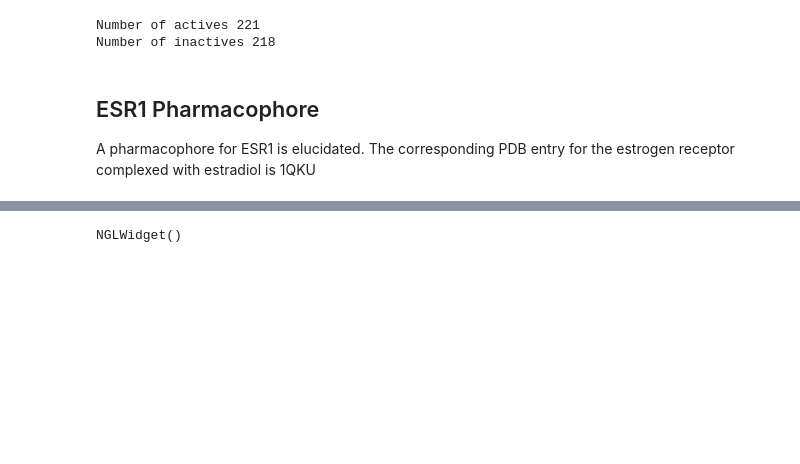
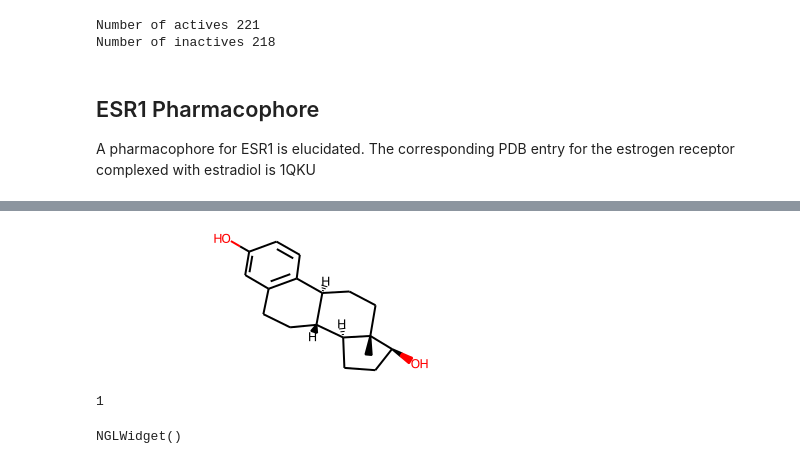
Before and after one commit to Daniel-Ibarrola/Cheminformatics-Notebooks, a Jupyter notebook: openpharmacophore/screening/Retrospective_screening.ipynb, the cells around one changed output, grey strips where cells are left out. Cells and saved outputs as stored; diff of their text form; code cells hidden in the pictures; blank space fills up the shorter version.

```diff
--- a/openpharmacophore/screening/Retrospective_screening.ipynb
+++ b/openpharmacophore/screening/Retrospective_screening.ipynb
@@ -50,3 +50,11 @@ StructuredBasedPharmacophore(n_elements: 10)
+# %%
+pharmacophore.ligand
+# %% [output]
+[figure, added]
+# %%
+pharmacophore.ligand.GetNumConformers()
+# %% [output]
+1
 # %%
 pharmacophore.show()
 # %% [output]
```
Also changed, not shown: parts of 1 cell of this notebook, 2 other files.
